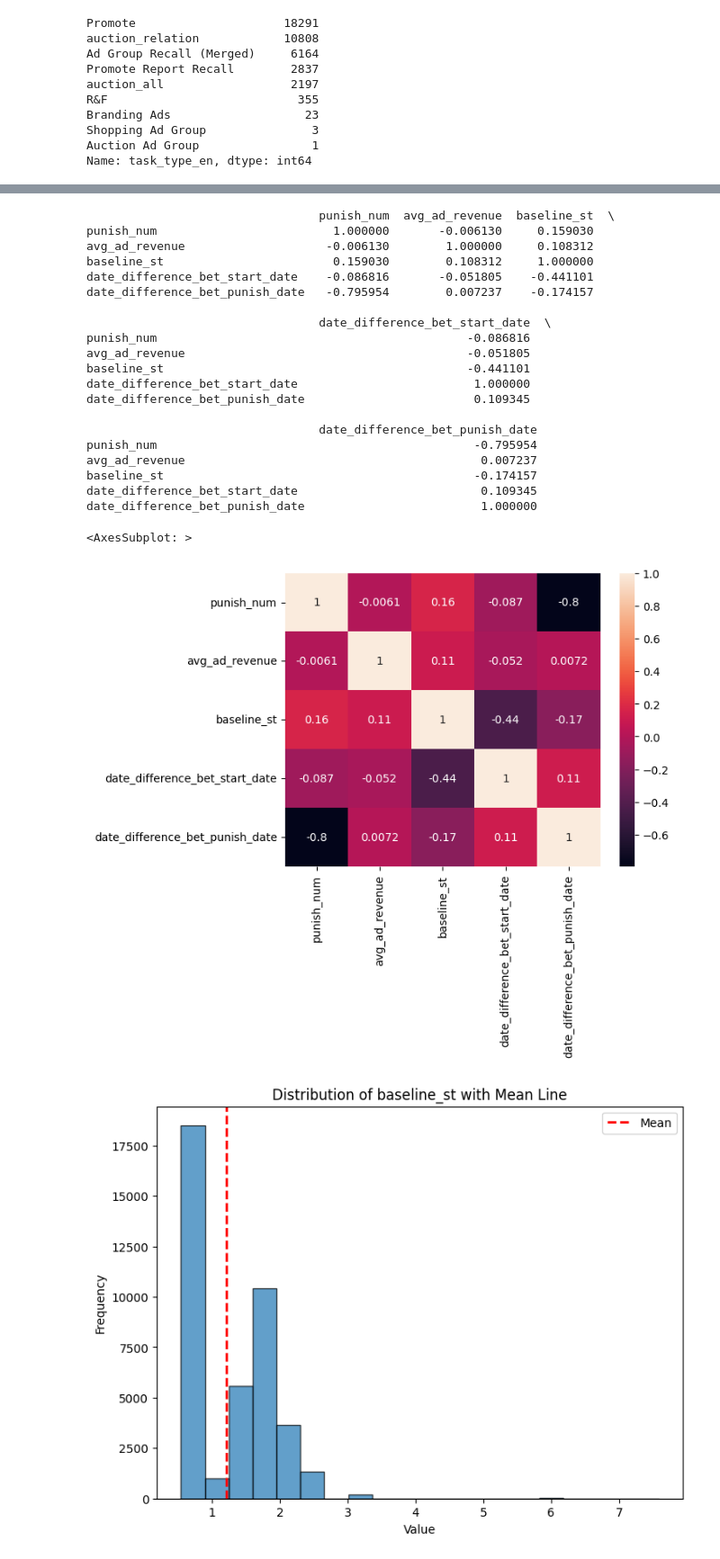
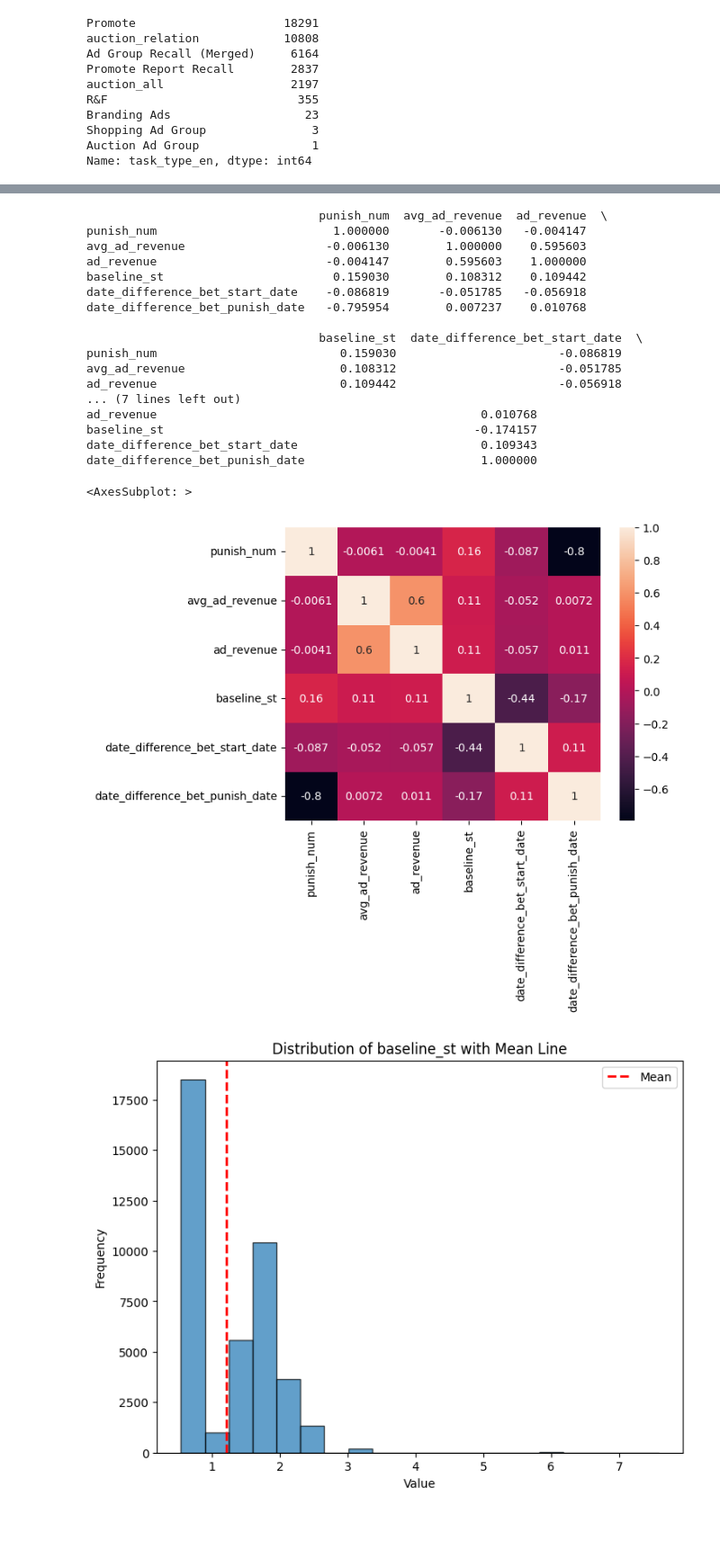
Before and after one commit to liuchennn1414/TikTok_Hungry_Ads, a Jupyter notebook: ads.ipynb, the cells around one changed output, grey strips where cells are left out. Shown at 90% size. Drawn from its saved outputs; the diff is of its cells as text; code cells hidden in the pictures; blank space fills up the shorter version.

```diff
--- a/ads.ipynb
+++ b/ads.ipynb
@@ -126,9 +129,8 @@ dtype: int64
 # %%
 ads['p_date'] = pd.to_datetime(ads['p_date'], format='%Y%m%d')  # You may need to specify the format if it's not in YYYYMMDD format
 ads['start_time'] = pd.to_datetime(ads['start_time'], format='%Y%m%d')
-#ads['start_time'] = ads['start_time'].dt.date
-#ads['date_difference'] = ads['start_time'] - ads['p_date']
-ads['date_difference_bet_start_date'] = (ads['p_date'] - ads['start_time']).dt.days
+
+ads['date_difference_bet_start_date'] = np.abs((ads['p_date'] - ads['start_time']).dt.days )
 ads['date_difference_bet_punish_date'] = (ads['p_date'] - ads['latest_punish_begin_date']).dt.days
 # %%
 ads.describe()
@@ -143,35 +145,30 @@ ads.describe()
 | 75% | 1.773564e+15 | 0.000000 | 14.469250 | 8.269100 | 1.780000 | 10.000000 | ... |
 | max | 1.773617e+15 | 16.000000 | 27100.620000 | 17144.498600 | 7.590000 | 8619.000000 | ... |
 # %%
-correlation_matrix = ads[['punish_num', 'latest_punish_begin_date','avg_ad_revenue','baseline_st', 'date_difference_bet_start_date','date_difference_bet_punish_date']].corr()
+correlation_matrix = ads[['punish_num', 'latest_punish_begin_date','avg_ad_revenue','ad_revenue','baseline_st', 'date_difference_bet_start_date','date_difference_bet_punish_date']].corr()
 print(correlation_matrix)
 sns.heatmap(correlation_matrix, xticklabels=correlation_matrix.columns.values, yticklabels=correlation_matrix.columns.values, annot = True, annot_kws={'size':10})
-
-
 # would it be concerning for punish num and date_difference_bet_punish_date  to have such a high negative correlation?
 # %% [output]
-                                 punish_num  avg_ad_revenue  baseline_st  \
-punish_num                         1.000000       -0.006130     0.159030
-avg_ad_revenue                    -0.006130        1.000000     0.108312
-baseline_st                        0.159030        0.108312     1.000000
-date_difference_bet_start_date    -0.086816       -0.051805    -0.441101
-date_difference_bet_punish_date   -0.795954        0.007237    -0.174157
+                                 punish_num  avg_ad_revenue  ad_revenue  \
+punish_num                         1.000000       -0.006130   -0.004147
+avg_ad_revenue                    -0.006130        1.000000    0.595603
+ad_revenue                        -0.004147        0.595603    1.000000
+baseline_st                        0.159030        0.108312    0.109442
+date_difference_bet_start_date    -0.086819       -0.051785   -0.056918
+date_difference_bet_punish_date   -0.795954        0.007237    0.010768
 
-                                 date_difference_bet_start_date  \
-punish_num                                            -0.086816
-avg_ad_revenue                                        -0.051805
-baseline_st                                           -0.441101
-date_difference_bet_start_date                         1.000000
-date_difference_bet_punish_date                        0.109345
-
-                                 date_difference_bet_punish_date
-punish_num                                             -0.795954
-avg_ad_revenue                                          0.007237
+                                 baseline_st  date_difference_bet_start_date  \
+punish_num                          0.159030                       -0.086819
+avg_ad_revenue                      0.108312                       -0.051785
+ad_revenue                          0.109442                       -0.056918
+... (7 lines left out)
+ad_revenue                                              0.010768
 baseline_st                                            -0.174157
-date_difference_bet_start_date                          0.109345
+date_difference_bet_start_date                          0.109343
 date_difference_bet_punish_date                         1.000000
 <AxesSubplot: >
-[figure, old version]
+[figure, new version]
 # %%
 plt.figure(figsize=(8, 6))
 plt.hist(ads['baseline_st'], bins=20, edgecolor='k', alpha=0.7)  # Add alpha for transparency
```
Also changed, not shown: parts of 15 cells of this notebook.
